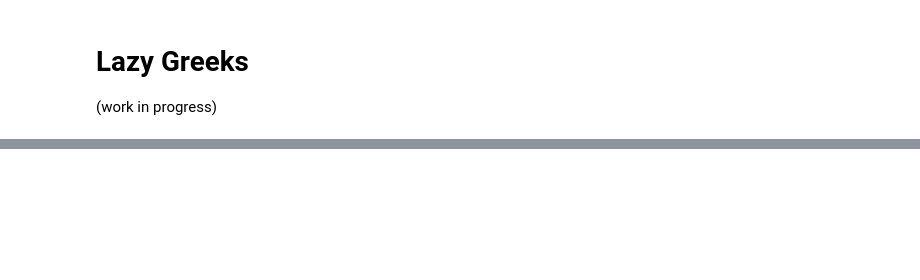
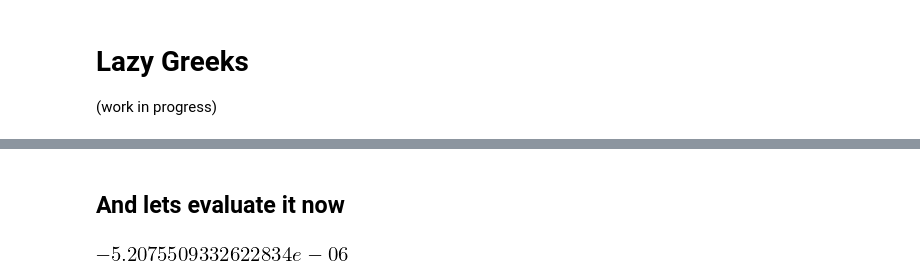
Before and after one commit to streamlet-dev/tributary, a Jupyter notebook: examples/lazy_sympy_blackscholes.ipynb, the cells around one changed output, grey strips where cells are left out. Saved outputs shown, nothing was run; the diff lists cells and outputs as text; code cells hidden in the pictures; blank space fills up the shorter version.

```diff
--- a/examples/lazy_sympy_blackscholes.ipynb
+++ b/examples/lazy_sympy_blackscholes.ipynb
@@ -75,0 +145,3 @@ l.evaluate().graphviz()
+# %%
+speed.strike = 200
+speed.evaluate().graphviz()
@@ -75,0 +150,6 @@ l.evaluate().graphviz()
+# %% [markdown]
+## And lets evaluate it now
+# %%
+speed.evaluate()()
+# %% [output]
+[figure, added]
```
Also changed, not shown: parts of 18 cells of this notebook.
